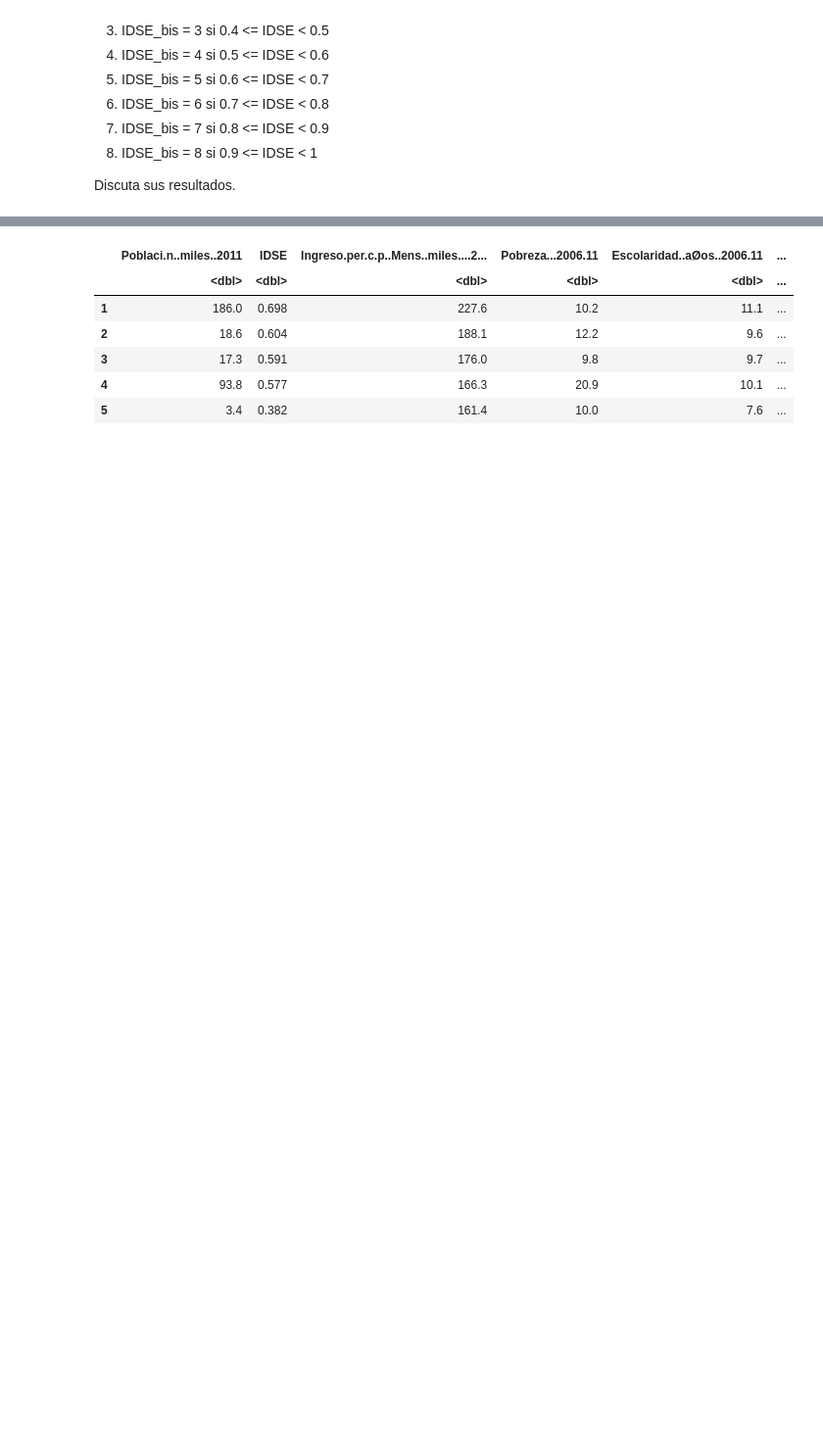
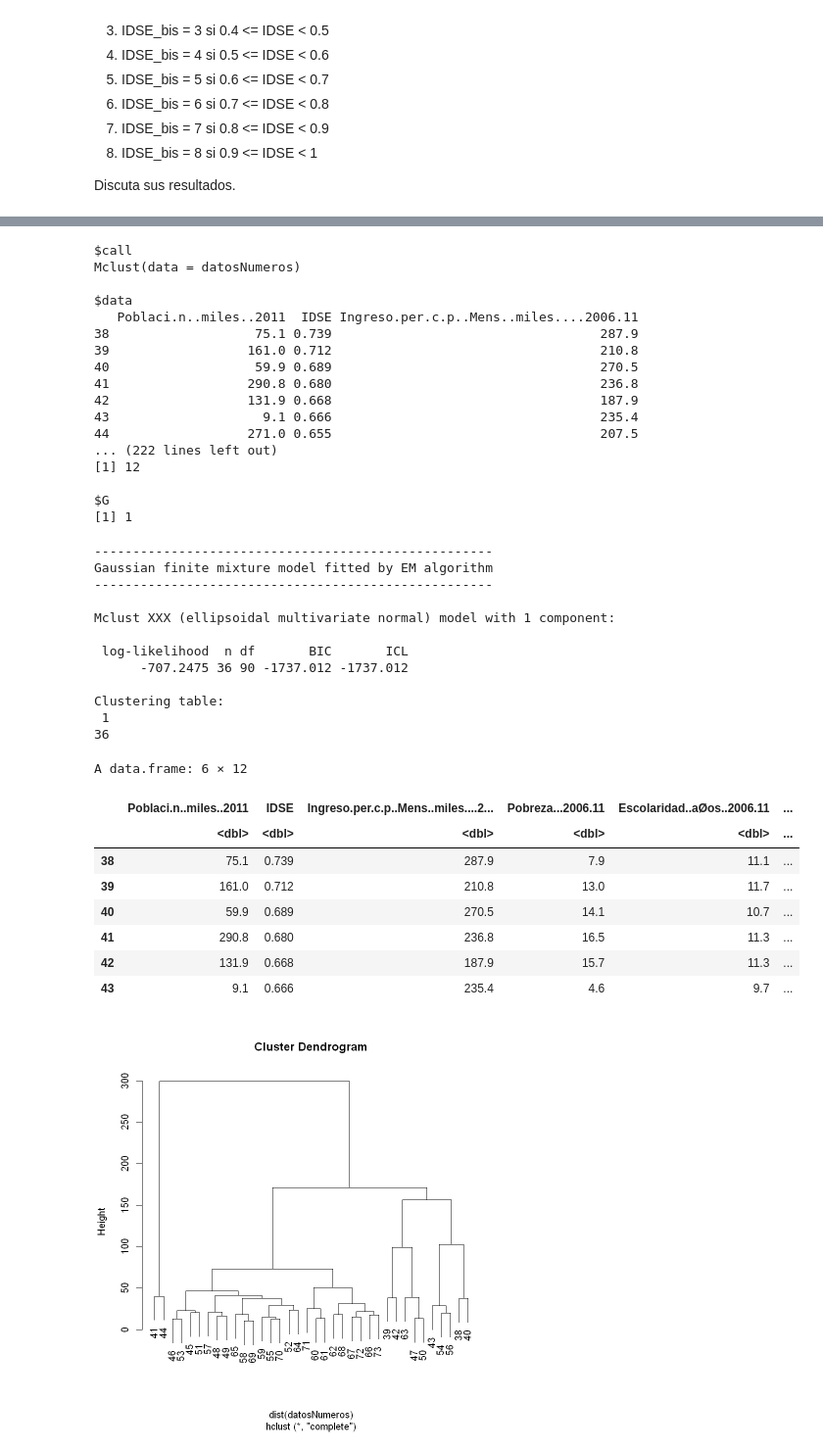
Before and after one commit to ekkusi/INFO257-PCA, a Jupyter notebook: clustering/Clustering_Notebook2.ipynb, the cells around one changed output, grey strips where cells are left out. Shown at 98% size. Cells and saved outputs as stored; diff of their text form; code cells hidden in the pictures; blank space fills up the shorter version.

```diff
--- a/clustering/Clustering_Notebook2.ipynb
+++ b/clustering/Clustering_Notebook2.ipynb
@@ -221,21 +220,28 @@ b) Estudie las medidas de calidad propuestas en Murphy, Capítulo 25: purity, ra
 
 Discuta sus resultados.
 # %%
-datosCSV <- read.csv(file="comunas.csv", sep=';')
-head(datosCSV)
+datosCSV <- read.csv(file="comunas.csv", sep=';', header=TRUE)
+# head(datosCSV)
 # summary(datosCSV)
 datosRegion1 <- datosCSV[datosCSV$Regi.n == "1",]
+datosRegion5 <-  datosCSV[datosCSV$Regi.n == "5",]
+str(datosRegion1)
 head(datosRegion1)
+str(datosRegion5)
+head(datosRegion5)
+# -> usamos region5 porque tiene mas entidades (filas)
+datosNumeros <- datosRegion5[,3:14]
 
 #TODO: clustering K-Means
 
 #GMM:
-clusKm <- Mclust(datosRegion1)
-summary(clusKm)
+clustM <- Mclust(datosNumeros)
+head(clustM)
+summary(clustM)
+# plot(clustM) #Hay demasiado datos para una foto
 
 #Jerarquico:
-clusNumeros <- datosRegion1[1:nrow(datosRegion1),3:14]
-head(clusNumeros)
-# hclus <- hclust(dist(c(clusKm)))
-# plot(clusKm)
+head(datosNumeros)
+hclus <- hclust(dist(datosNumeros))
+plot(hclus)
 # %% [output]
@@ -272,7 +295,39 @@ A data.frame: 5 × 12
+$call
+Mclust(data = datosNumeros)
+
+$data
+   Poblaci.n..miles..2011  IDSE Ingreso.per.c.p..Mens..miles....2006.11
+38                   75.1 0.739                                   287.9
+39                  161.0 0.712                                   210.8
+40                   59.9 0.689                                   270.5
+41                  290.8 0.680                                   236.8
+42                  131.9 0.668                                   187.9
+43                    9.1 0.666                                   235.4
+44                  271.0 0.655                                   207.5
+... (222 lines left out)
+[1] 12
+
+$G
+[1] 1
+----------------------------------------------------
+Gaussian finite mixture model fitted by EM algorithm
+----------------------------------------------------
+
+Mclust XXX (ellipsoidal multivariate normal) model with 1 component:
+
+ log-likelihood  n df       BIC       ICL
+      -707.2475 36 90 -1737.012 -1737.012
+
+Clustering table:
+ 1
+36
+A data.frame: 6 × 12
 |  | Poblaci.n..miles..2011 | IDSE | Ingreso.per.c.p..Mens..miles....2... | Pobreza...2006.11 | Escolaridad..aØos..2006.11 | ... |
 |  | <dbl> | <dbl> | <dbl> | <dbl> | <dbl> | ... |
-| 1 | 186.0 | 0.698 | 227.6 | 10.2 | 11.1 | ... |
-| 2 | 18.6 | 0.604 | 188.1 | 12.2 | 9.6 | ... |
-| 3 | 17.3 | 0.591 | 176.0 | 9.8 | 9.7 | ... |
-| 4 | 93.8 | 0.577 | 166.3 | 20.9 | 10.1 | ... |
-| 5 | 3.4 | 0.382 | 161.4 | 10.0 | 7.6 | ... |
+| 38 | 75.1 | 0.739 | 287.9 | 7.9 | 11.1 | ... |
+| 39 | 161.0 | 0.712 | 210.8 | 13.0 | 11.7 | ... |
+| 40 | 59.9 | 0.689 | 270.5 | 14.1 | 10.7 | ... |
+| 41 | 290.8 | 0.680 | 236.8 | 16.5 | 11.3 | ... |
+| 42 | 131.9 | 0.668 | 187.9 | 15.7 | 11.3 | ... |
+| 43 | 9.1 | 0.666 | 235.4 | 4.6 | 9.7 | ... |
+[figure, added]
```
Also changed, not shown: parts of 7 cells of this notebook.
